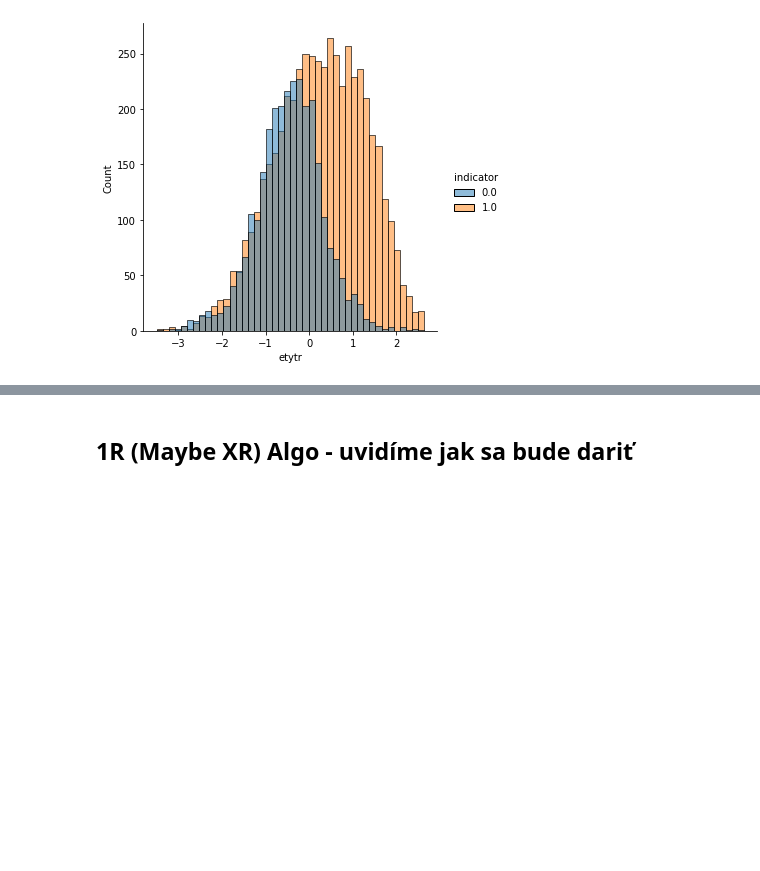
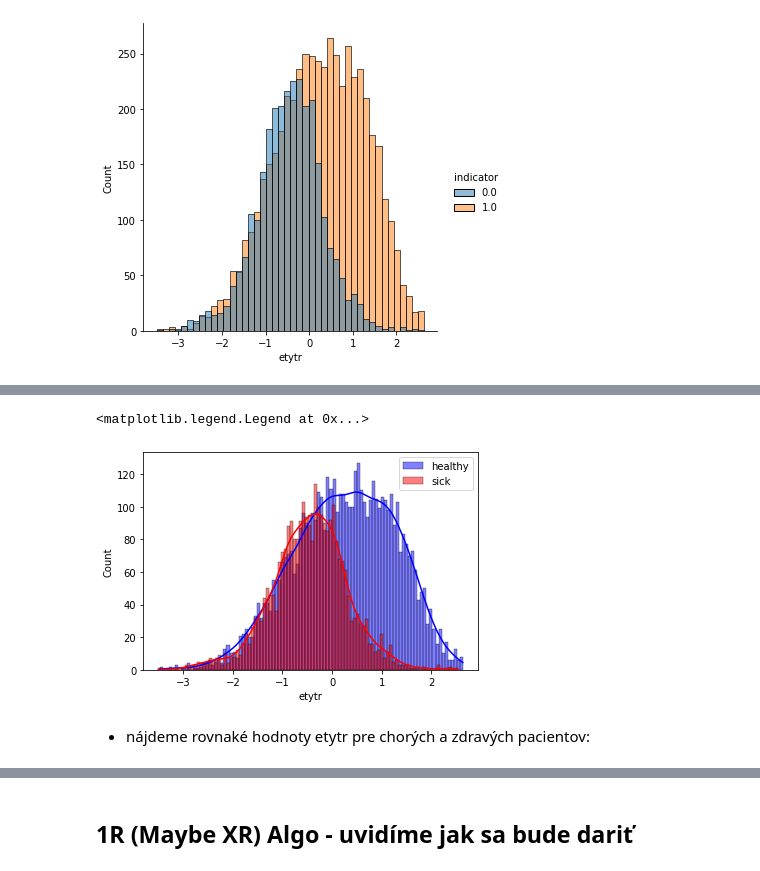
Before and after one commit to Matovic/Chronic-Lymphocytic-Leukemia, a Jupyter notebook: src/3_machine_learning/3-ML.ipynb, the cells around one changed output, grey strips where cells are left out. Cells and saved outputs as stored; diff of their text form; code cells hidden in the pictures; blank space fills up the shorter version.

```diff
--- a/src/3_machine_learning/3-ML.ipynb
+++ b/src/3_machine_learning/3-ML.ipynb
@@ -81,0 +98,9 @@ print(sns.displot(x = "etytr", hue = "indicator", data = df_train))
+# %%
+sns.histplot(healthy_sample.etytr, bins=100, color='blue', kde=True, label='healthy')
+sns.histplot(sick_sample.etytr, bins=100, color='red', kde=True, label='sick')
+plt.legend()
+# %% [output]
+<matplotlib.legend.Legend at 0x...>
+[figure, added]
+# %% [markdown]
+ - nájdeme rovnaké hodnoty etytr pre chorých a zdravých pacientov:
```
Also changed, not shown: parts of 26 cells of this notebook.
